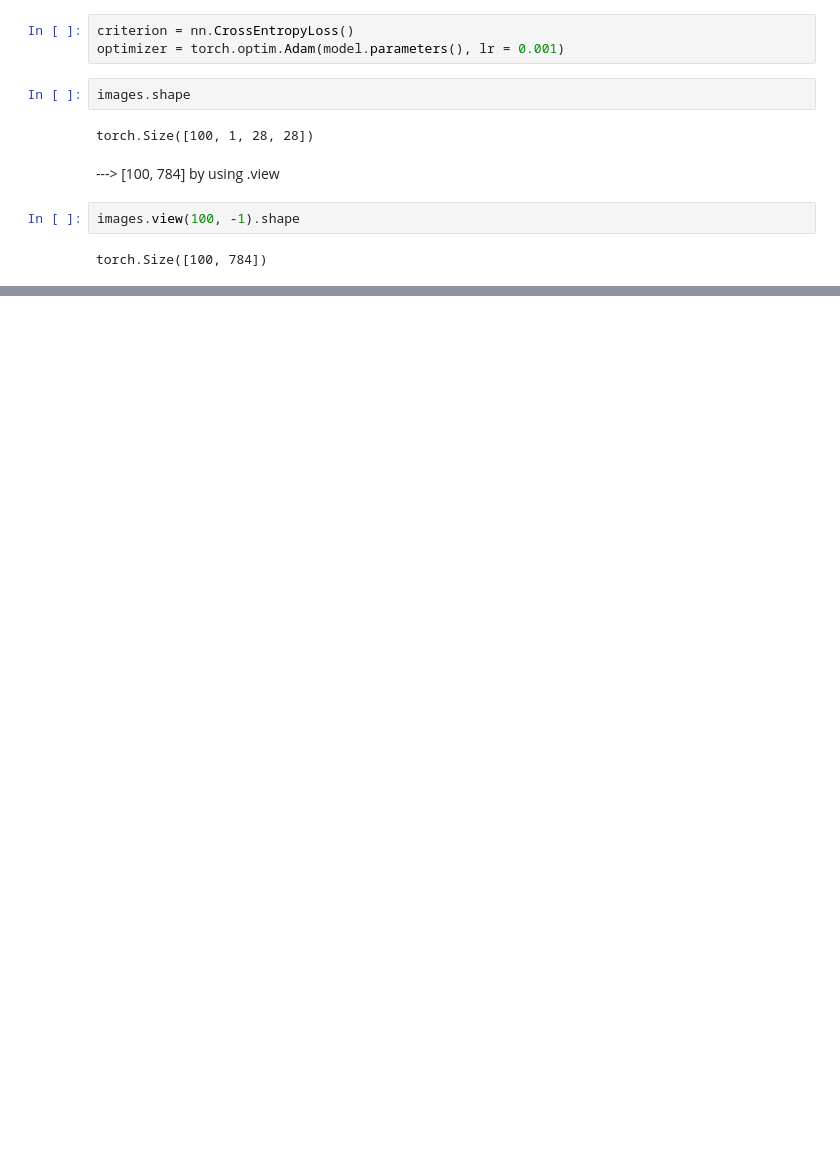
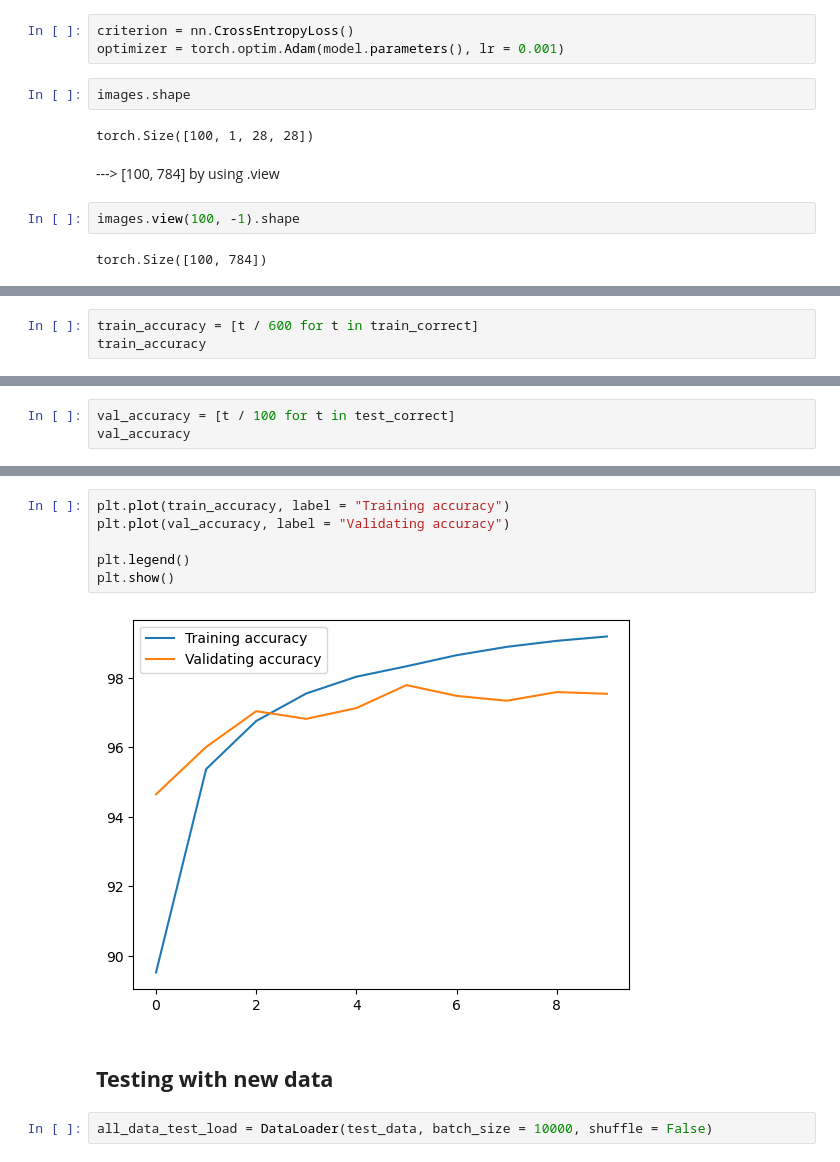
Before and after one commit to di-ton/Deep-Learning, a Jupyter notebook: mnist/ANN_on_MNIST.ipynb, the cells around one changed output, grey strips where cells are left out. Saved outputs shown, nothing was run; the diff lists cells and outputs as text; blank space fills up the shorter version.

```diff
--- a/mnist/ANN_on_MNIST.ipynb
+++ b/mnist/ANN_on_MNIST.ipynb
@@ -171,0 +259,3 @@ torch.Size([100, 784])
+# %%
+train_accuracy = [t / 600 for t in train_correct]
+train_accuracy
@@ -171,0 +273,3 @@ torch.Size([100, 784])
+# %%
+val_accuracy = [t / 100 for t in test_correct]
+val_accuracy
@@ -171,0 +287,12 @@ torch.Size([100, 784])
+# %%
+plt.plot(train_accuracy, label = "Training accuracy")
+plt.plot(val_accuracy, label = "Validating accuracy")
+
+plt.legend()
+plt.show()
+# %% [output]
+[figure, added]
+# %% [markdown]
+## __Testing with new data__
+# %%
+all_data_test_load = DataLoader(test_data, batch_size = 10000, shuffle = False)
```
Also changed, not shown: parts of 16 cells of this notebook.
